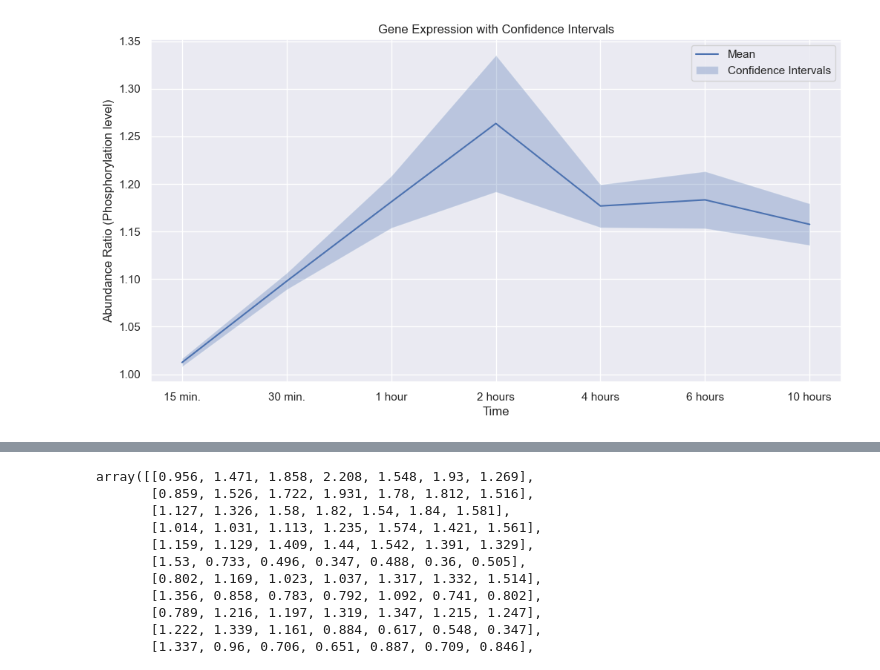
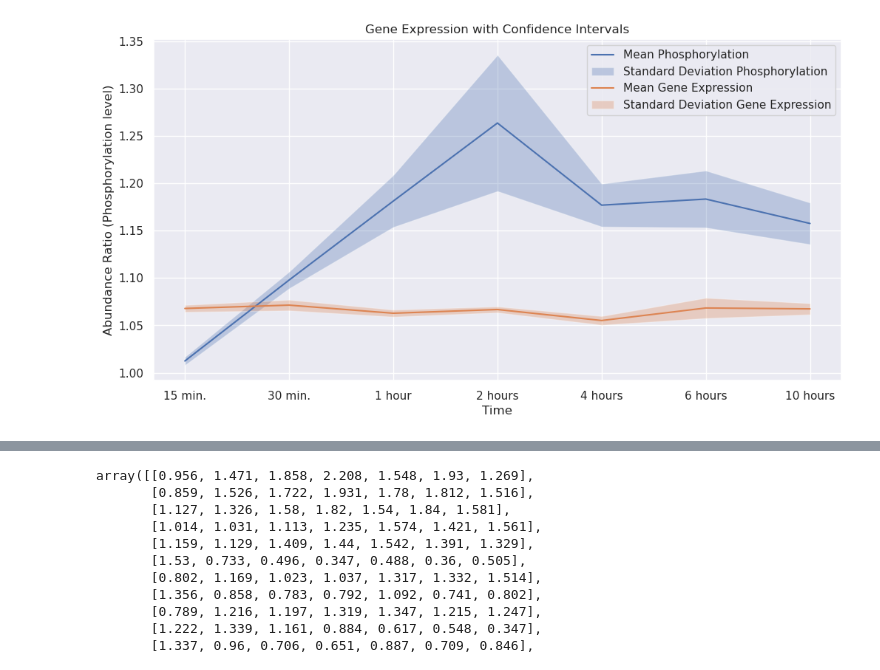
Before and after one commit to nzomorrodnia/bachelorproject_drosophila, a Jupyter notebook: new phospho_old data.ipynb, the cells around one changed output, grey strips where cells are left out. Cells and saved outputs as stored; diff of their text form; code cells hidden in the pictures.

Commit message:
add phos level plot

```diff
--- a/new phospho_old data.ipynb
+++ b/new phospho_old data.ipynb
@@ -13,13 +13,19 @@ os.getcwd()
 # %%
 #Finding path to file
-PATH = '/Users/ninazomorrodnia/Desktop/Bachelorprojekt/Data - february + march/Phosphoproteomics Data/'
-FILE = PATH + '/Heat map data of phophopro in both CHO and Protein.xlsx'
+#PATH = '/Users/ninazomorrodnia/Desktop/Bachelorprojekt/Data - february + march/Phosphoproteomics Data/'
+#FILE = PATH + '/Heat map data of phophopro in both CHO and Protein.xlsx'
 
 #Reading in file as excel
-df_chol_prot_data = pd.read_excel(FILE)
+#df_chol_prot_data = pd.read_excel(FILE)
 
-PATH2 = '/Users/ninazomorrodnia/Desktop/'
-FILE2 = PATH2 + '/Kim April samples Phosphopeptides with names (Tub x W, HR3-i, TOR-i synth refeeding) (1).xlsx'
+#PATH2 = '/Users/ninazomorrodnia/Desktop/'
+
+DATA_PATH = '/home/williamtheodor/Documents/Private/Drosophila/Data/'
+FILE_PATH = DATA_PATH + '/Heat map data of phophopro in both CHO and Protein.xlsx'
+FILE_PATH2 = DATA_PATH + '/Kim April samples Phosphopeptides with names (Tub x W, HR3-i, TOR-i synth refeeding) (1).xlsx'
 
 #Reading in file as excel
-df_new_phospho = pd.read_excel(FILE2)
+df_chol_prot_data = pd.read_excel(FILE_PATH)
+#df_new_phospho = pd.read_excel(FILE_PATH2)
+df_chol_prot_data.head()
+#df_new_phospho.head()
@@ -91,46 +75,52 @@ Ae2-PF
 # %%
 import numpy as np
 import matplotlib.pyplot as plt
 
 # Assuming all_genes is a numpy array containing the gene expression data
 
-# Calculating the mean and standard error
-mean_values = all_genes.mean(axis=0)
-std_errors = all_genes.var(axis=0) / np.sqrt(all_genes.shape[0])  # Standard error = standard deviation / sqrt(sample size)
-
-# Setting the confidence level (e.g., 95%)
-confidence_level = 0.95
-
-# Calculating the margin of error (z-score * standard error)
-z_score = 1.96  # For a 95% confidence level
-margin_of_error = z_score * std_errors
-
-lower_bounds = lower_bounds.astype(float)
-upper_bounds = upper_bounds.astype(float)
-
-
-
 fig, ax = plt.subplots(1,1,figsize=(12,6))
 
+mean_labels = ['Mean Phosphorylation', 'Mean Gene Expression']
+std_labels = ['Standard Deviation Phosphorylation', 'Standard Deviation Gene Expression']
 
-ax.plot(mean_values, label='Mean')
-ax.fill_between(range(len(mean_values)), lower_bounds, upper_bounds, alpha=0.3, label='Confidence Intervals')
+for i, genes in enumerate([all_genes_p, all_genes_c]):
 
-# Rest of the code
+    # Calculating the mean and standard error
+    mean_values = genes.mean(axis=0)
+    std_errors = genes.var(axis=0) / np.sqrt(genes.shape[0])  # Standard error = standard deviation / sqrt(sample size)
 
-# Adding labels and title to the plot
-ax.set_xlabel('Time')
-ax.set_ylabel('Abundance Ratio (Phosphorylation level)')
-ax.set_title('Gene Expression with Confidence Intervals')
+    # Setting the confidence level (e.g., 95%)
+    confidence_level = 0.95
 
-xlabels = ['15 min.', '30 min.', '1 hour', '2 hours', '4 hours', '6 hours', '10 hours']
-ax.set_xticks([0,1,2,3,4,5,6])
-ax.set_xticklabels(xlabels)
+    # Calculating the margin of error (z-score * standard error)
+    z_score = 1.96  # For a 95% confidence level
+    margin_of_error = z_score * std_errors
 
-# Adding a legend
-ax.legend()
+    # Calculating the lower and upper bound of the confidence interval
+    lower_bounds = mean_values - margin_of_error
+    upper_bounds = mean_values + margin_of_error
+
+    lower_bounds = lower_bounds.astype(float)
+    upper_bounds = upper_bounds.astype(float)
+
+    ax.plot(mean_values, label=mean_labels[i])
+    ax.fill_between(range(len(mean_values)), lower_bounds, upper_bounds, alpha=0.3, label=std_labels[i])
+
+    # Rest of the code
+
+    # Adding labels and title to the plot
+    ax.set_xlabel('Time')
+    ax.set_ylabel('Abundance Ratio (Phosphorylation level)')
+    ax.set_title('Gene Expression with Confidence Intervals')
+
+    xlabels = ['15 min.', '30 min.', '1 hour', '2 hours', '4 hours', '6 hours', '10 hours']
+    ax.set_xticks([0,1,2,3,4,5,6])
+    ax.set_xticklabels(xlabels)
+
+    # Adding a legend
+    ax.legend()
 
 # Displaying the plot
 plt.show()
 # %% [output]
-[figure, old version]
+[figure, new version]
```
Also changed, not shown: parts of 13 cells of this notebook.
